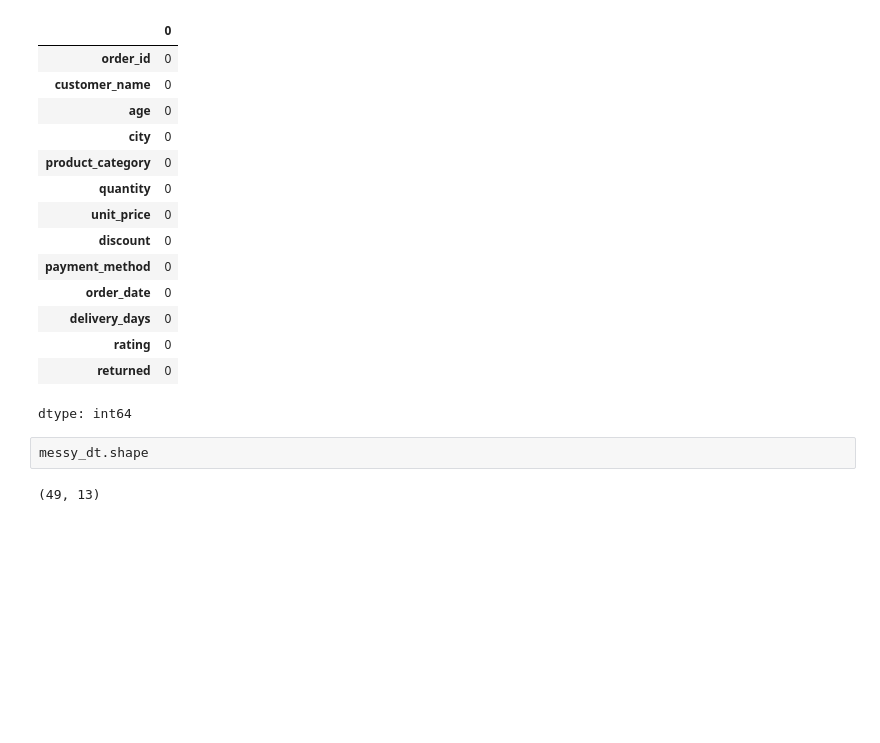
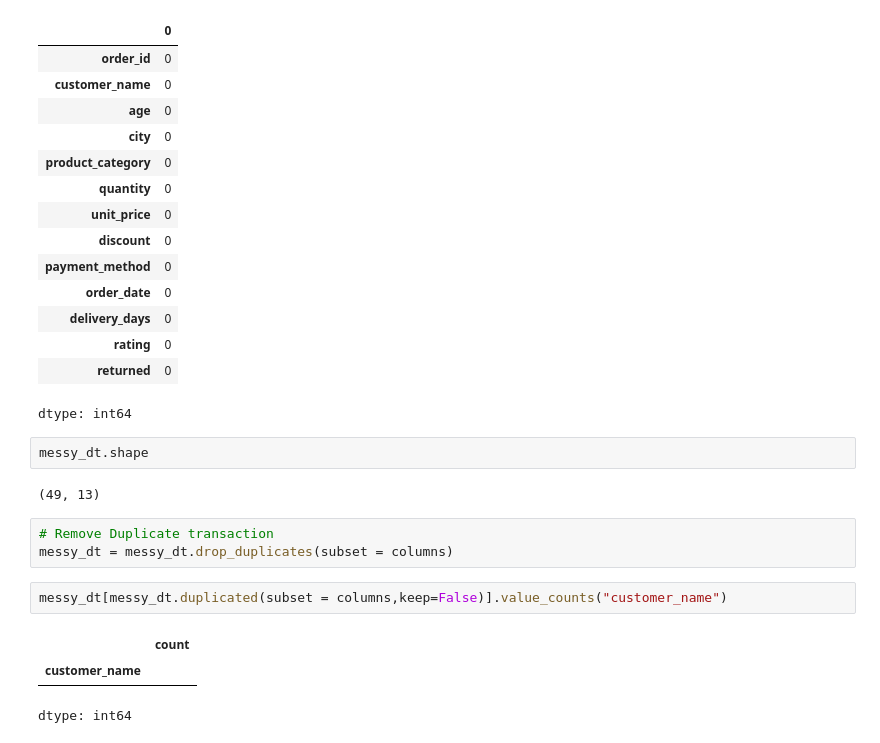
Before and after one commit to SandhuruT/Data_Science_01, a Jupyter notebook: Data_Science_04.ipynb, the cells around one changed output. Drawn from its saved outputs; the diff is of its cells as text; blank space fills up the shorter version.

Commit message:
drop duplicate

```diff
--- a/Data_Science_04.ipynb
+++ b/Data_Science_04.ipynb
@@ -199,3 +199,12 @@ dtype: int64
 messy_dt.shape
 # %% [output]
 (49, 13)
+# %%
+# Remove Duplicate transaction
+messy_dt = messy_dt.drop_duplicates(subset = columns)
+# %%
+messy_dt[messy_dt.duplicated(subset = columns,keep=False)].value_counts("customer_name")
+# %% [output]
+|  | count |
+| customer_name |  |
+dtype: int64
```
